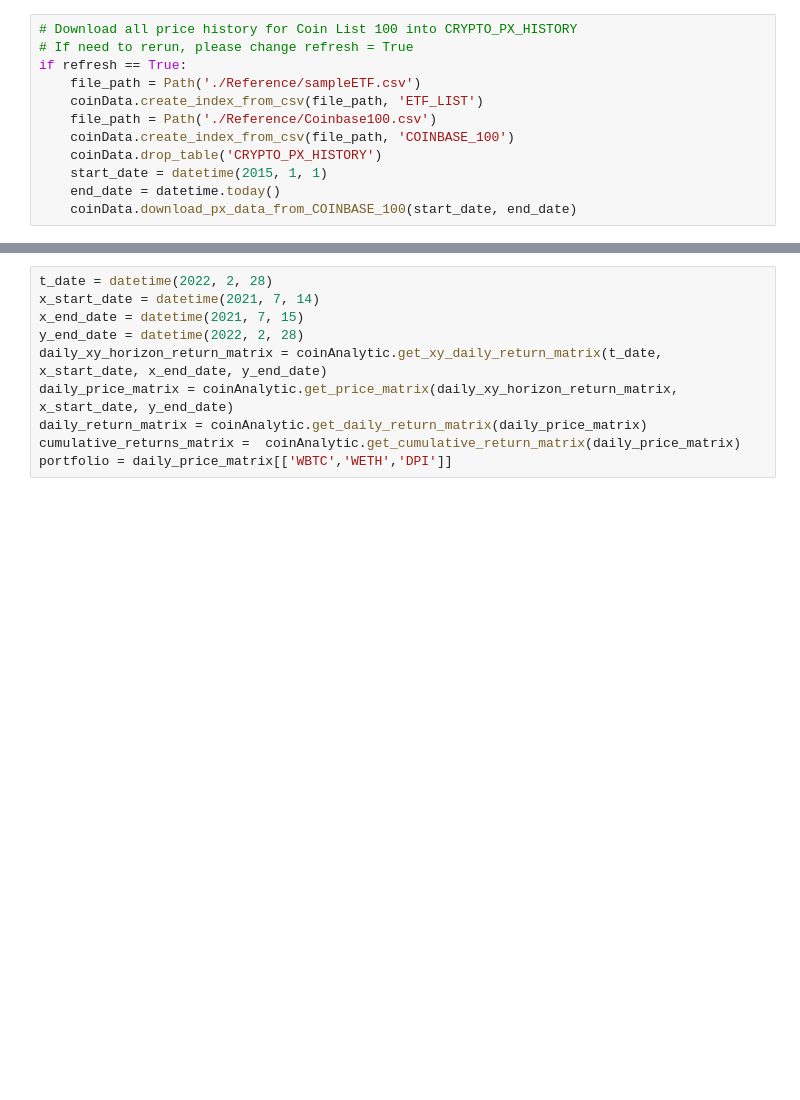
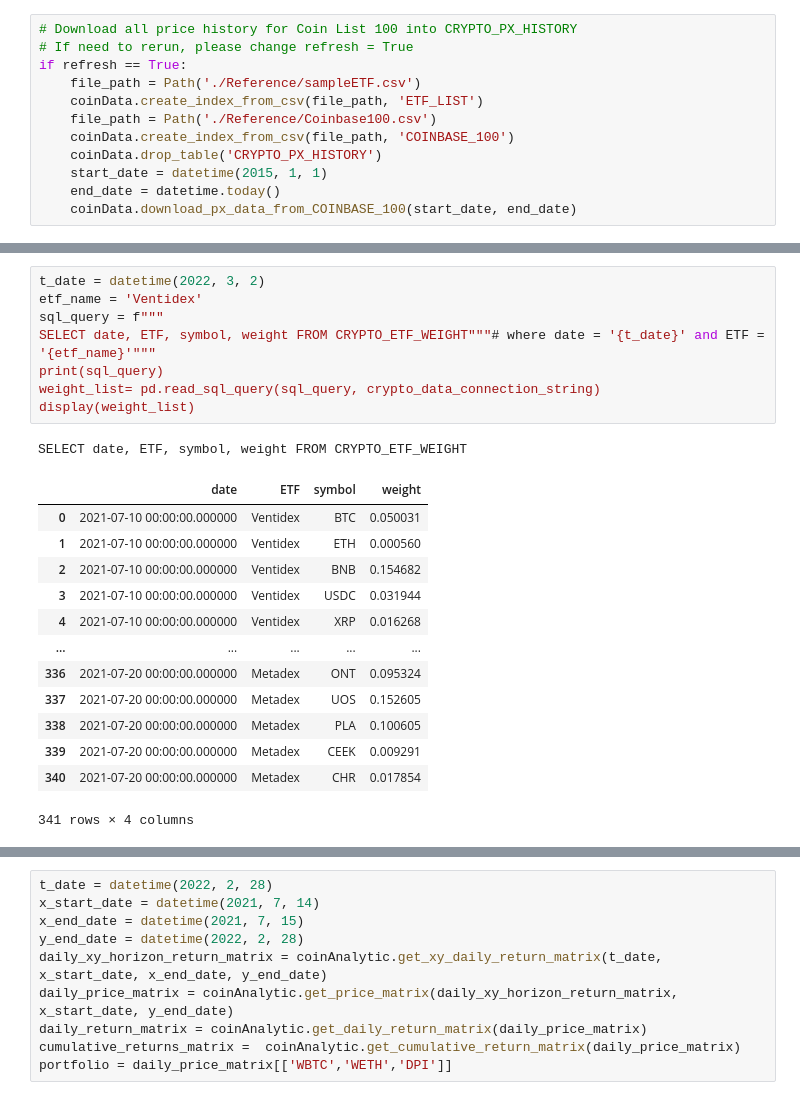
Before and after one commit to stefimaz/Numisma, a Jupyter notebook: CryptoAnalyzer.ipynb, the cells around one changed output, grey strips where cells are left out. Cells and saved outputs as stored; diff of their text form; blank space fills up the shorter version.

```diff
--- a/CryptoAnalyzer.ipynb
+++ b/CryptoAnalyzer.ipynb
@@ -35,0 +173,23 @@ if refresh == True:
+# %%
+t_date = datetime(2022, 3, 2)
+etf_name = 'Ventidex'
+sql_query = f"""
+SELECT date, ETF, symbol, weight FROM CRYPTO_ETF_WEIGHT"""# where date = '{t_date}' and ETF = '{etf_name}'"""
+print(sql_query)
+weight_list= pd.read_sql_query(sql_query, crypto_data_connection_string)
+display(weight_list)
+# %% [output]
+SELECT date, ETF, symbol, weight FROM CRYPTO_ETF_WEIGHT
+|  | date | ETF | symbol | weight |
+| 0 | 2021-07-10 00:00:00.000000 | Ventidex | BTC | 0.050031 |
+| 1 | 2021-07-10 00:00:00.000000 | Ventidex | ETH | 0.000560 |
+| 2 | 2021-07-10 00:00:00.000000 | Ventidex | BNB | 0.154682 |
+| 3 | 2021-07-10 00:00:00.000000 | Ventidex | USDC | 0.031944 |
+| 4 | 2021-07-10 00:00:00.000000 | Ventidex | XRP | 0.016268 |
+| ... | ... | ... | ... | ... |
+| 336 | 2021-07-20 00:00:00.000000 | Metadex | ONT | 0.095324 |
+| 337 | 2021-07-20 00:00:00.000000 | Metadex | UOS | 0.152605 |
+| 338 | 2021-07-20 00:00:00.000000 | Metadex | PLA | 0.100605 |
+| 339 | 2021-07-20 00:00:00.000000 | Metadex | CEEK | 0.009291 |
+| 340 | 2021-07-20 00:00:00.000000 | Metadex | CHR | 0.017854 |
+341 rows × 4 columns
```
Also changed, not shown: parts of 33 cells of this notebook, 6 other files.
